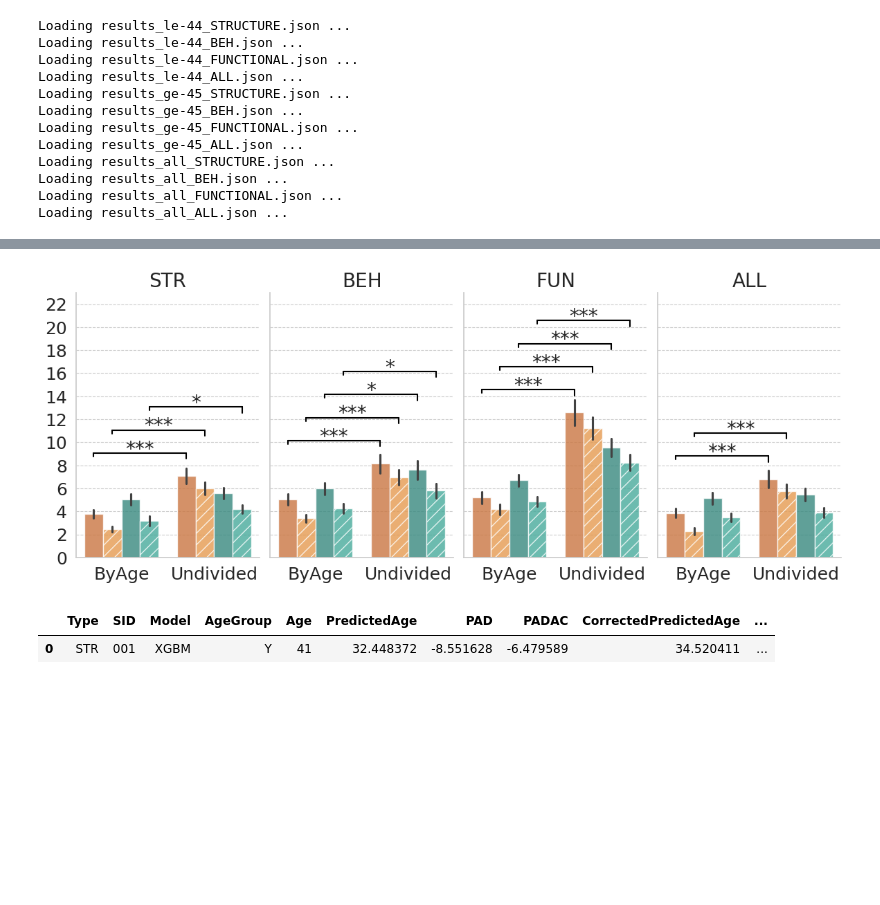
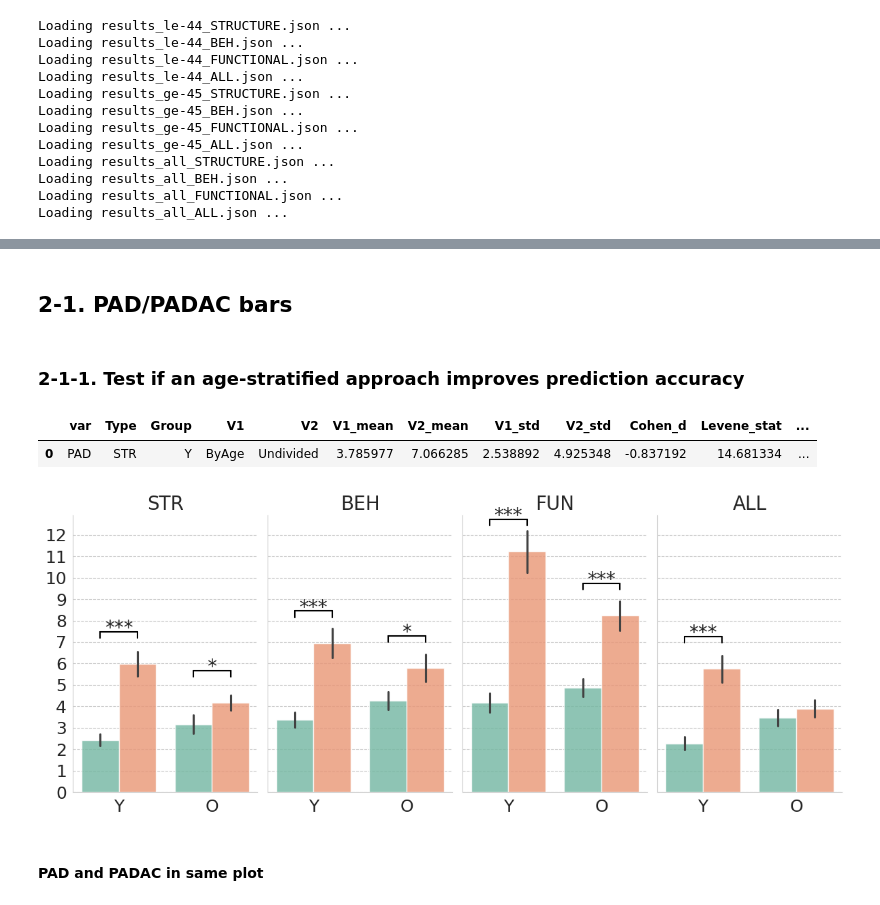
Before and after one commit to Pin-Wei/Quanta-project, a Jupyter notebook: tmp/check_and_test.ipynb, the cells around one changed output, grey strips where cells are left out. Drawn from its saved outputs; the diff is of its cells as text; code cells hidden in the pictures; blank space fills up the shorter version.

```diff
--- a/tmp/check_and_test.ipynb
+++ b/tmp/check_and_test.ipynb
@@ -68,7 +60,7 @@ ax.hist(
     label=[f"M", f"F"]
     # label=[f"Male (N = {len(dat_1)})", f"Female (N = {len(dat_2)})"]
 )
-ax.set_xlabel("")
+ax.set_xlabel("Age", fontsize=12)
 ax.set_ylabel("")
 ax.spines["right"].set_visible(False)
 ax.spines["top"].set_visible(False)
@@ -239,3 +247,7 @@ for pad_type in ["PAD", "PADAC"]:
+# %% [markdown]
+## 2-1. PAD/PADAC bars
+# %% [markdown]
+### 2-1-1. Test if an age-stratified approach improves prediction accuracy
 # %%
 temp_result_DF = (
     final_result_DF
@@ -257,0 +269,5 @@ temp_stats_DF["NewGroup"] = temp_stats_DF["Group"] + "_" + temp_stats_DF["var"]
+# %%
+temp_stats_DF.head(1)
+# %% [output]
+|  | var | Type | Group | V1 | V2 | V1_mean | V2_mean | V1_std | V2_std | Cohen_d | Levene_stat | ... |
+| 0 | PAD | STR | Y | ByAge | Undivided | 3.785977 | 7.066285 | 2.538892 | 4.925348 | -0.837192 | 14.681334 | ... |
@@ -257,0 +276,38 @@ temp_stats_DF["NewGroup"] = temp_stats_DF["Group"] + "_" + temp_stats_DF["var"]
+# %%
+pad_type = ["PAD", "PADAC"][1]
+
+g = sns.catplot(
+    data=temp_result_DF.query(f"var == '{pad_type}_abs'"),
+    x="BarGroup", y="value", col="Type", kind="bar", errorbar="se", sharex=False,
+    hue="Version", palette=sns.color_palette("Set2", 2),
+    height=5, aspect=.6, alpha=.8, legend=None
+)
+
+for col_val, ax in g.axes_dict.items():
+    sub_stats_DF = temp_stats_DF.query(f"var == '{pad_type}' & Type == '{col_val}'")
+
+    for group, x_pos in zip(["Y", "O"], [0, 1]):
+        stats_res = sub_stats_DF.query(f"Group == '{group}'")
+        p_val = stats_res.iloc[0]["P_value"]
+        p_sig = stats_res.iloc[0]["P_sig"]
+        # p_sig = "< .001 ***" if p_val < .001 else f"{p_val:.3f} {p_sig}"
+        y_pos = max([stats_res["V1_mean"].max(), stats_res["V2_mean"].max()]) + 1.5
+
+        if p_val < .05:
+            ax.plot( [x_pos-.2, x_pos+.2], [y_pos, y_pos], color="k", lw=1.5)
+            ax.plot( [x_pos-.2, x_pos-.2], [y_pos, y_pos-.3], color="k", lw=1.5)
+            ax.plot( [x_pos+.2, x_pos+.2], [y_pos, y_pos-.3], color="k", lw=1.5)
+            ax.text(x_pos, y_pos-.3, p_sig,
+                    ha="center", va="bottom", fontsize=20, fontdict={"style": "italic"})
+
+    ax.yaxis.set_major_locator(ticker.MultipleLocator(1))
+    ax.set_title(col_val, fontsize=20)
+    ax.tick_params(axis="both", which="major", labelsize=18)
+
+g.set(ylim=(0, 12.9))
+g.set_xlabels("")
+g.set_ylabels("")
+g.figure.tight_layout()
+g.figure.savefig(os.path.join(out_path, f"2025-11-06 compare_PADAC_bars.png"))
+# %% [output]
+[figure, added]
@@ -257,0 +352,2 @@ temp_stats_DF["NewGroup"] = temp_stats_DF["Group"] + "_" + temp_stats_DF["var"]
+# %% [markdown]
+#### PAD and PADAC in same plot
@@ -268,7 +366,7 @@ g = sns.catplot(
 
 for col_val, ax in g.axes_dict.items():
     sub_stats_DF = temp_stats_DF.query(f"Type == '{col_val}'")
-    y_pos = max([sub_stats_DF["V1_mean"].max(), sub_stats_DF["V2_mean"].max()])
+    y_pos = max([sub_stats_DF["V1_mean"].max(), sub_stats_DF["V2_mean"].max()]) + .7
 
     for group, x_pos in zip(["Y_PAD", "Y_PADAC", "O_PAD", "O_PADAC"], np.linspace(-.3, .3, 4)):
         stats_res = sub_stats_DF.query(f"NewGroup == '{group}'")
@@ -276,12 +374,12 @@ for col_val, ax in g.axes_dict.items():
         p_sig = stats_res.iloc[0]["P_sig"]
 
         if p_val < .05:
-            y_pos += 2 # offset
+            y_pos += 1 # offset
             ax.plot( [x_pos, x_pos+1], [y_pos, y_pos], color="k", lw=1.5)
             ax.plot( [x_pos, x_pos], [y_pos, y_pos-.3], color="k", lw=1.5)
-            ax.plot( [x_pos+1, x_pos+1], [y_pos, y_pos-.5], color="k", lw=1.5)
+            ax.plot( [x_pos+1, x_pos+1], [y_pos, y_pos-.3], color="k", lw=1.5)
             ax.text((x_pos+.5), y_pos-.5, p_sig,
-                    ha="center", va="bottom", fontsize=20, fontdict={"style": "italic"})
+                    ha="center", va="bottom", fontsize=19, fontdict={"style": "italic"})
 
     for i, bar in enumerate(ax.patches):
         if i % 2 == 0:
@@ -292,15 +390,8 @@ for col_val, ax in g.axes_dict.items():
     ax.set_title(col_val, fontsize=20)
     ax.tick_params(axis="both", which="major", labelsize=18)
 
-g.set(ylim=(0, 23))
-g.figure.tight_layout()
+g.set(ylim=(0, 17.9))
 g.set_xlabels("")
 g.set_ylabels("")
+g.figure.tight_layout()
 g.figure.savefig(os.path.join(out_path, f"2025-10-24 compare_PAD+PADAC_bars.png"))
-# %% [output]
-[figure, removed]
-# %%
-final_result_DF.head(1)
-# %% [output]
-|  | Type | SID | Model | AgeGroup | Age | PredictedAge | PAD | PADAC | CorrectedPredictedAge | ... |
-| 0 | STR | 001 | XGBM | Y | 41 | 32.448372 | -8.551628 | -6.479589 | 34.520411 | ... |
```
Also changed, not shown: parts of 56 cells of this notebook, 1 other file.
